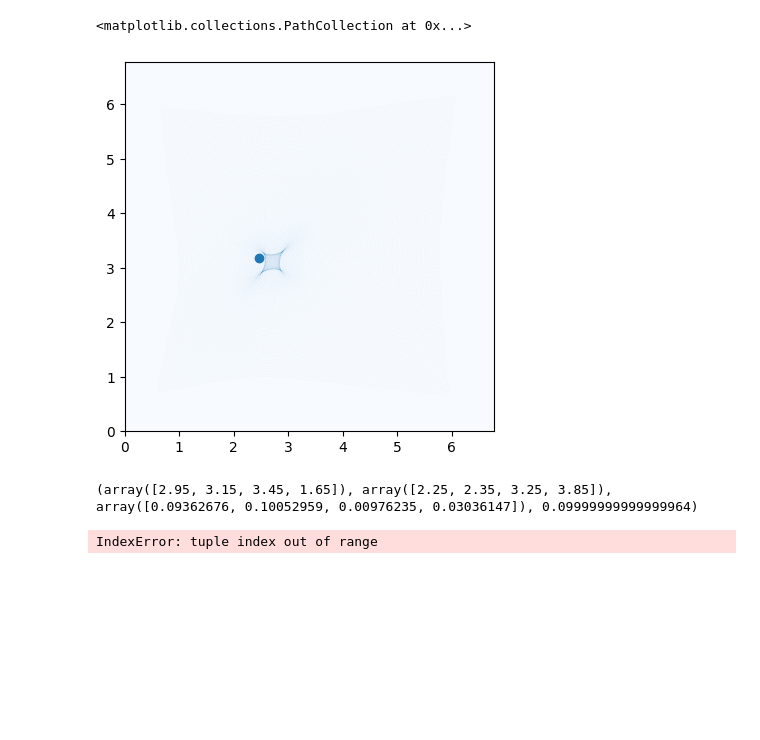
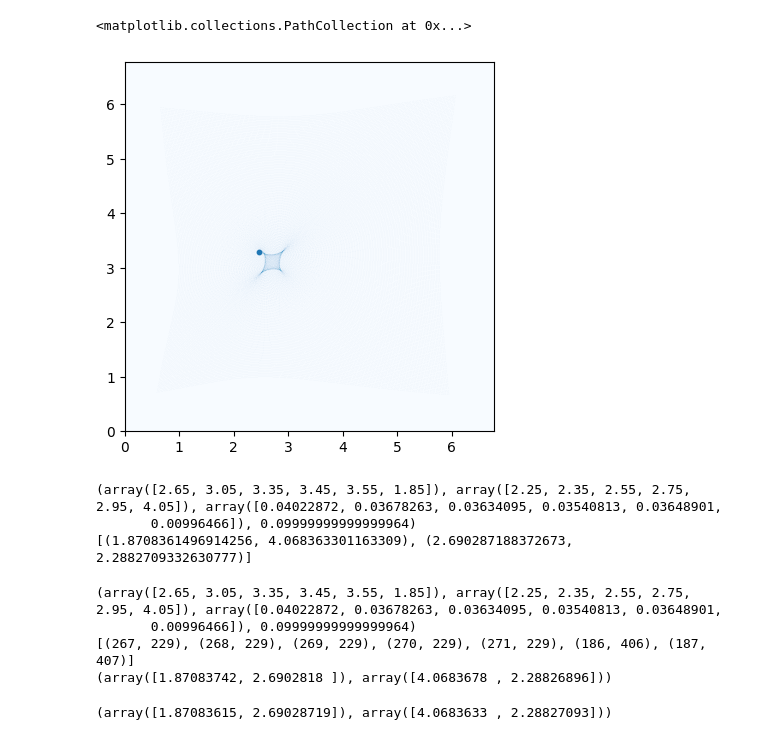
Before and after one commit to diceandcats/SURE-GW-lensing-cont, a Jupyter notebook: Real stuffs/Interpol_test.ipynb, the cells around one changed output. Cells and saved outputs as stored; diff of their text form; code cells hidden in the pictures; blank space fills up the shorter version.

Commit message:
6/10 interpol model fking works

```diff
--- a/Real stuffs/Interpol_test.ipynb
+++ b/Real stuffs/Interpol_test.ipynb
@@ -62,27 +62,27 @@ plt.colorbar()
 # %%
 # illustrate the casutic
 array_test = np.zeros([678,678])
 
 for i in range(0, 678):
     for j in range(0, 678):
         ycoord = i-alpha_y_2d[i,j] # src coord
         xcoord = j-alpha_x_2d[i,j]
         if ycoord<0 or ycoord>677 or xcoord<0 or xcoord>677:
             continue
         xceil = ceil(xcoord)
         yceil = ceil(ycoord)
         xfloor = floor(xcoord)
         yfloor = floor(ycoord)
         if i%3==0 and j%3==0:
             array_test[yfloor,xfloor] += 1
 
 
 plt.imshow(array_test, cmap='Blues', extent=[0, 678* pixscale, 678* pixscale, 0])
 plt.gca().invert_yaxis()
-plt.scatter(2.47, 3.18)
+plt.scatter(2.47, 3.28, s =10)
 # %% [output]
 <matplotlib.collections.PathCollection at 0x...>
-[figure, old version]
+[figure, new version]
 # %%
 x_grid = np.linspace(0, size-1, size)
 x_grid = x_grid * pixscale
@@ -92,13 +92,13 @@ x_grid = x_grid * pixscale
 
 # Set up the interpolated lens model
 lens_model_list = ['INTERPOL']
-kwargs_lens = [{'grid_interp_x': x_grid, 'grid_interp_y': x_grid,
+kwargs_lens = [{'grid_interp_x': x_grid, 'grid_interp_y': x_grid, 'f_': psi_arcsec,
                           'f_x': alpha_x_arcsec, 'f_y': alpha_y_arcsec}]
 
 lens_model = LensModel(lens_model_list=lens_model_list)
 
 # Define source position
-beta_x, beta_y = 2.47, 3.18
+beta_x, beta_y = 2.57, 3.28
 # Use lens equation solver
 from lenstronomy.LensModel.Solver.lens_equation_solver import LensEquationSolver
 solver = LensEquationSolver(lens_model)
@@ -106,9 +106,34 @@ solver = LensEquationSolver(lens_model)
 # Solve for image positions
 possible_solutions = solver.candidate_solutions(beta_x, beta_y, kwargs_lens,verbose= True)
 print(possible_solutions)
-image_positions = solver.image_position_from_source(beta_x,beta_y,kwargs_lens)
 
-print(image_positions)
+# my code
+z_s = 1.0
+z_l = 0.5
+cluster = ClusterLensing(alpha_x_arcsec, alpha_y_arcsec, psi_arcsec, z_l , z_s, pixscale, 678, diff_z = True)
+theta = cluster.get_image_positions(beta_x, beta_y)
+print(theta)
 # %% [output]
-(array([2.95, 3.15, 3.45, 1.65]), array([2.25, 2.35, 3.25, 3.85]), array([0.09362676, 0.10052959, 0.00976235, 0.03036147]), 0.09999999999999964)
+(array([2.65, 3.05, 3.35, 3.45, 3.55, 1.85]), array([2.25, 2.35, 2.55, 2.75, 2.95, 4.05]), array([0.04022872, 0.03678263, 0.03634095, 0.03540813, 0.03648901,
+       0.00996466]), 0.09999999999999964)
+[(1.8708361496914256, 4.068363301163309), (2.690287188372673, 2.2882709332630777)]
-IndexError: tuple index out of range
+# %%
+kwargs_mp = {'theta_E': theta_E* pixscale, 'e1':0, 'e2':0.2, 'center_x': len_coord[0]* pixscale, 'center_y': len_coord[1]* pixscale}
+kwargs_lens1 = [kwargs_mp]
+solver1 = LensEquationSolver(lensModel)
+possible_solutions_analytical = solver1.candidate_solutions(beta_x, beta_y, kwargs_lens1,verbose= True)
+print(possible_solutions_analytical)
+possible_solutions_approx = cluster.find_rough_def_pix(beta_x/pixscale, beta_y/pixscale)
+print(possible_solutions_approx)
+real_solutions = solver1.image_position_from_source(beta_x, beta_y, kwargs_lens1)
+print(real_solutions)
+# %% [output]
+(array([2.65, 3.05, 3.35, 3.45, 3.55, 1.85]), array([2.25, 2.35, 2.55, 2.75, 2.95, 4.05]), array([0.04022872, 0.03678263, 0.03634095, 0.03540813, 0.03648901,
+       0.00996466]), 0.09999999999999964)
+[(267, 229), (268, 229), (269, 229), (270, 229), (271, 229), (186, 406), (187, 407)]
+(array([1.87083742, 2.6902818 ]), array([4.0683678 , 2.28826896]))
+# %%
+real_sol_interpol = solver.image_position_from_source(beta_x, beta_y, kwargs_lens)
+print(real_sol_interpol)
+# %% [output]
+(array([1.87083615, 2.69028719]), array([4.0683633 , 2.28827093]))
```
Also changed, not shown: parts of 2 cells of this notebook, 1 other file.
